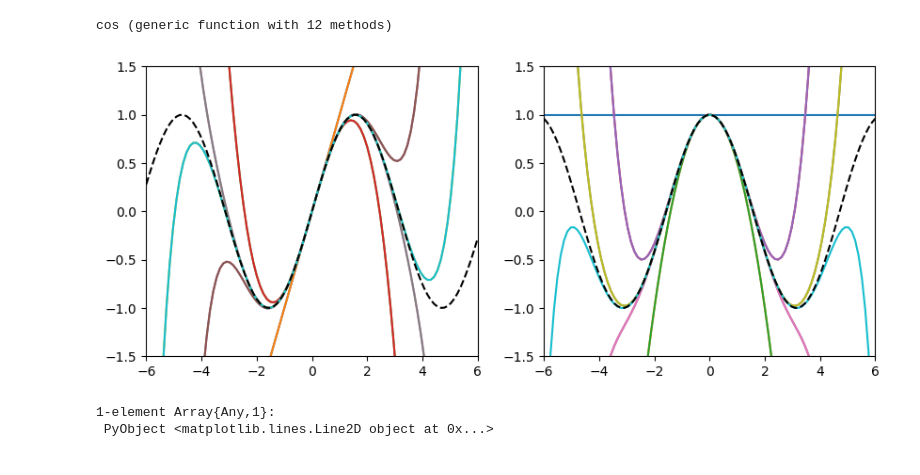
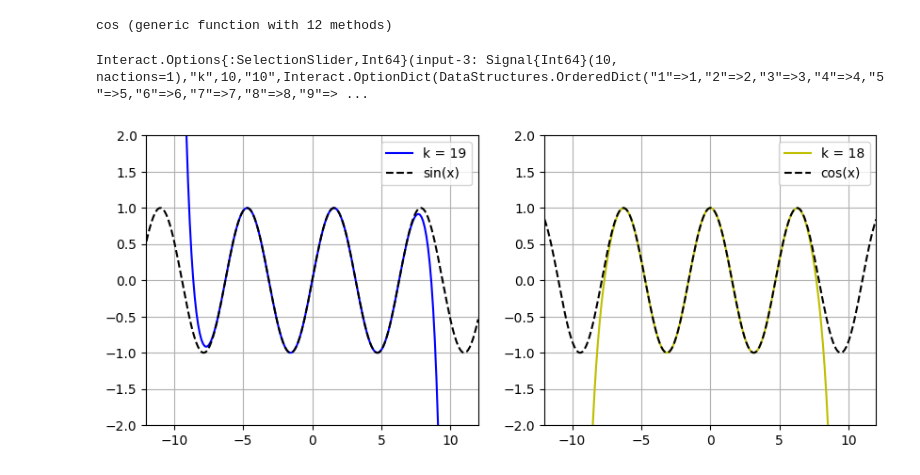
Before and after one commit to lbenet/2017-2_TSFisComputacional-1, a Jupyter notebook: tareas/Ruben/Tarea5.ipynb, the cells around one changed output. Cells and saved outputs as stored; diff of their text form; code cells hidden in the pictures.

```diff
--- a/tareas/Ruben/Tarea5.ipynb
+++ b/tareas/Ruben/Tarea5.ipynb
@@ -341,39 +356,43 @@ end
 cos(a::Taylor, n::Integer) = cos(prom(a, n))
 # %% [output]
 cos (generic function with 12 methods)
-# %%
-x = linspace(-6, 6, 100)
-y_s = zeros(x)
-y_c = zeros(x)
-x_ = Taylor([0.0, 1.0])
-
-fig = figure(figsize = (10, 4))
-
-ax = subplot(121)
-bx = subplot(122)
-
-ax[:set_xlim](-6, 6)
-ax[:set_ylim](-1.5, 1.5)
-bx[:set_xlim](-6, 6)
-bx[:set_ylim](-1.5, 1.5)
-
-for k = gradomax(x_):(gradomax(x_) + 9)
-    x_ = prom(x_, k)
-    ecs = sin(x_)
-    ecc = cos(x_)
-
-    for (i, j) = enumerate(x)
-        y_s[i] = evaluacion(ecs, j)
-        y_c[i] = evaluacion(ecc, j)
-
-    end
-    ax[:plot](x, y_s, label = "k = $(k - 1)")
-    bx[:plot](x, y_c, label = "k = $(k - 1)")
-
-end
-ax[:plot](x, sin(x), "--", color = "black", label = "analitica")
-bx[:plot](x, cos(x), "--", color = "black", label = "analitica")
-# %% [output]
-[figure, removed]
-1-element Array{Any,1}:
- PyObject <matplotlib.lines.Line2D object at 0x...>
+# %%
+fig = figure(figsize = (10, 4))
+
+ax = subplot(121)
+bx = subplot(122)
+
+x_sc = linspace(-12, 12, 200)
+y_s = zeros(x_sc)
+y_c = zeros(x_sc)
+
+@manipulate for k  = 1:1:20
+
+    withfig(fig, clear = false) do
+
+        ecs = sin(Taylor([0.0, 1.0]), 2 * k + 1)
+        ecc = cos(Taylor([0.0, 1.0]), 2 * k)
+
+        for (i, j) = enumerate(x_sc)
+            y_s[i] = evaluacion(ecs, j)
+            y_c[i] = evaluacion(ecc, j)
+        end
+
+        ax[:cla](); bx[:cla]()
+
+        ax[:set_xlim](-12, 12); ax[:set_ylim](-2, 2)
+        bx[:set_xlim](-12, 12); bx[:set_ylim](-2, 2)
+
+        ax[:plot](x_sc, y_s, label = "k = $(2 * k - 1)", color = col[rand(1:6)])
+        bx[:plot](x_sc, y_c, label = "k = $(2 * (k - 1))", color = col[rand(1:6)])
+
+        ax[:plot](x_sc, sin(x_sc), "--", color = "black", label = "sin(x)")
+        bx[:plot](x_sc, cos(x_sc), "--", color = "black", label = "cos(x)")
+        ax[:legend](); ax[:grid]()
+        bx[:legend](); bx[:grid]()
+
+    end
+end
+# %% [output]
+Interact.Options{:SelectionSlider,Int64}(input-3: Signal{Int64}(10, nactions=1),"k",10,"10",Interact.OptionDict(DataStructures.OrderedDict("1"=>1,"2"=>2,"3"=>3,"4"=>4,"5"=>5,"6"=>6,"7"=>7,"8"=>8,"9"=> ...
+[figure, added]
```
Also changed, not shown: parts of 10 cells of this notebook.
